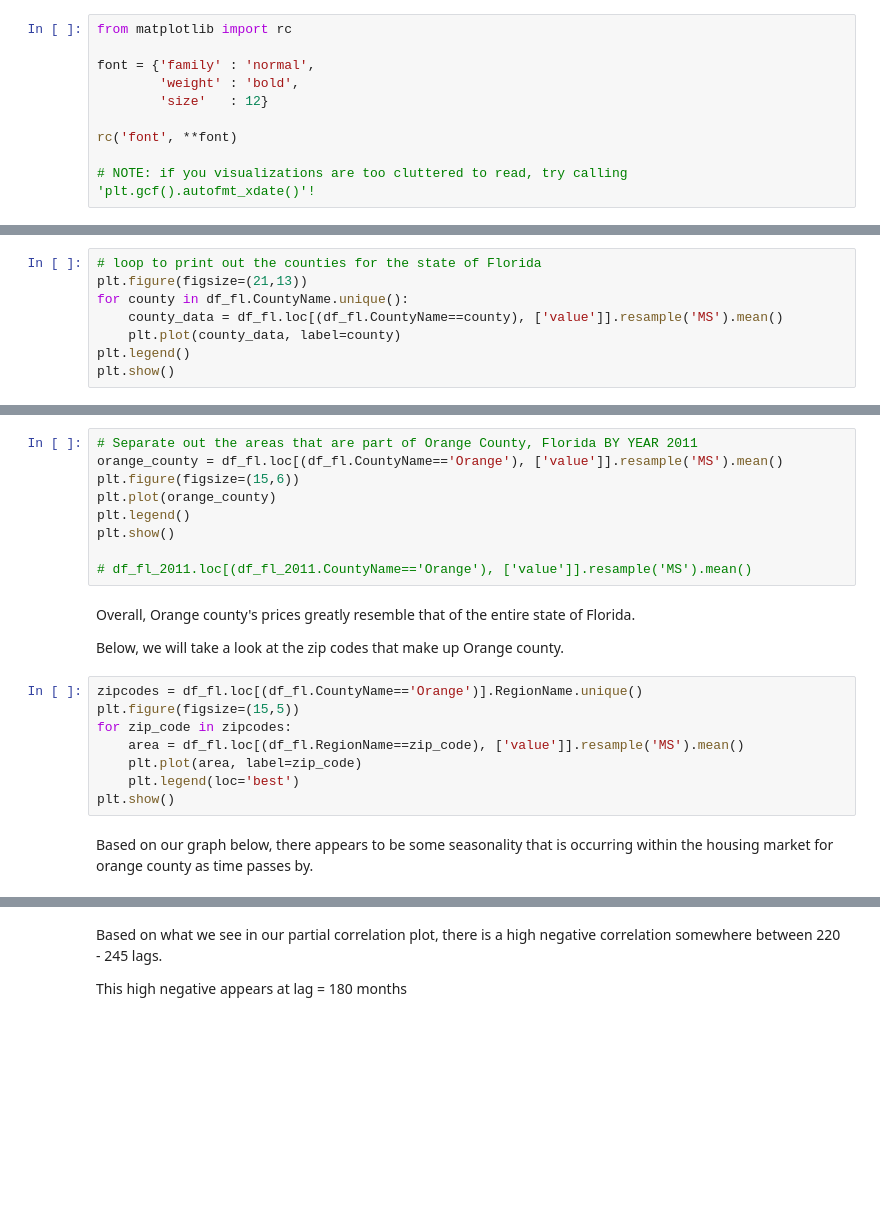
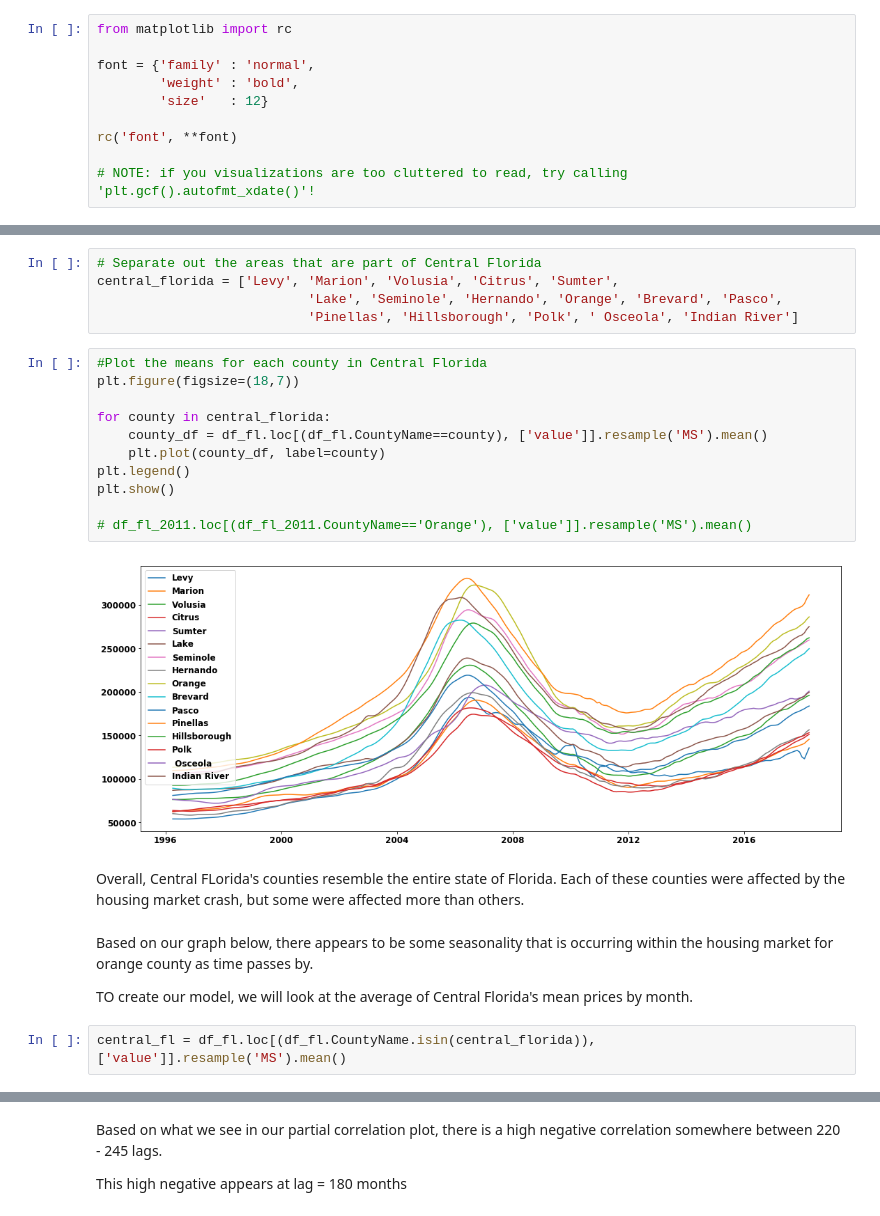
Before and after one commit to rahkeemg/dsc-mod-4-project-online-ds-ft-090919, a Jupyter notebook: mod_4_starter_notebook.ipynb, the cells around one changed output, grey strips where cells are left out. Drawn from its saved outputs; the diff is of its cells as text; blank space fills up the shorter version.

```diff
--- a/mod_4_starter_notebook.ipynb
+++ b/mod_4_starter_notebook.ipynb
@@ -103,11 +165,3 @@ plt.show()
-# %%
-# loop to print out the counties for the state of Florida
-plt.figure(figsize=(21,13))
-for county in df_fl.CountyName.unique():
-    county_data = df_fl.loc[(df_fl.CountyName==county), ['value']].resample('MS').mean()
-    plt.plot(county_data, label=county)
-plt.legend()
-plt.show()
 # %%
 # Florida monthly means ovre the years
 florida_monthly = df_fl.groupby(pd.Grouper(freq='MS'))
@@ -115,26 +172,29 @@ florida_monthly.value.mean().plot(figsize=(15,5))
+# %%
+# Separate out the areas that are part of Central Florida
+central_florida = ['Levy', 'Marion', 'Volusia', 'Citrus', 'Sumter',
+                           'Lake', 'Seminole', 'Hernando', 'Orange', 'Brevard', 'Pasco',
+                           'Pinellas', 'Hillsborough', 'Polk', ' Osceola', 'Indian River']
 # %%
-# Separate out the areas that are part of Orange County, Florida BY YEAR 2011
-orange_county = df_fl.loc[(df_fl.CountyName=='Orange'), ['value']].resample('MS').mean()
-plt.figure(figsize=(15,6))
-plt.plot(orange_county)
+#Plot the means for each county in Central Florida
+plt.figure(figsize=(18,7))
+
+for county in central_florida:
+    county_df = df_fl.loc[(df_fl.CountyName==county), ['value']].resample('MS').mean()
+    plt.plot(county_df, label=county)
 plt.legend()
 plt.show()
 
 # df_fl_2011.loc[(df_fl_2011.CountyName=='Orange'), ['value']].resample('MS').mean()
+# %% [output]
+[figure, added]
-# %% [markdown]
-Overall, Orange county's prices greatly resemble that of the entire state of Florida.
-
-Below, we will take a look at the zip codes that make up Orange county.
-# %%
-zipcodes = df_fl.loc[(df_fl.CountyName=='Orange')].RegionName.unique()
-plt.figure(figsize=(15,5))
-for zip_code in zipcodes:
-    area = df_fl.loc[(df_fl.RegionName==zip_code), ['value']].resample('MS').mean()
-    plt.plot(area, label=zip_code)
-    plt.legend(loc='best')
-plt.show()
+# %% [markdown]
+Overall, Central FLorida's counties resemble the entire state of Florida.  Each of these counties were affected by the housing market crash, but some were affected more than others.
 # %% [markdown]
 Based on our graph below, there appears to be some seasonality that is occurring within the housing market for orange county as time passes by.
+
+TO create our model, we will look at the average of Central Florida's mean prices by month.
+# %%
+central_fl = df_fl.loc[(df_fl.CountyName.isin(central_florida)), ['value']].resample('MS').mean()
 # %%
 ## Looking at difference by year
 # Look at the distribution of the diffs and look at the one with the smallest standard deviation
```
Also changed, not shown: parts of 38 cells of this notebook, 7 other files.
